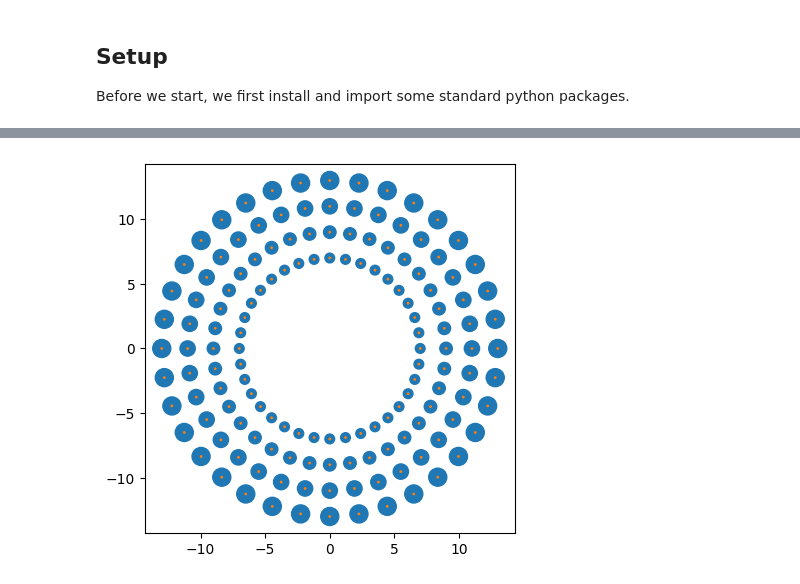
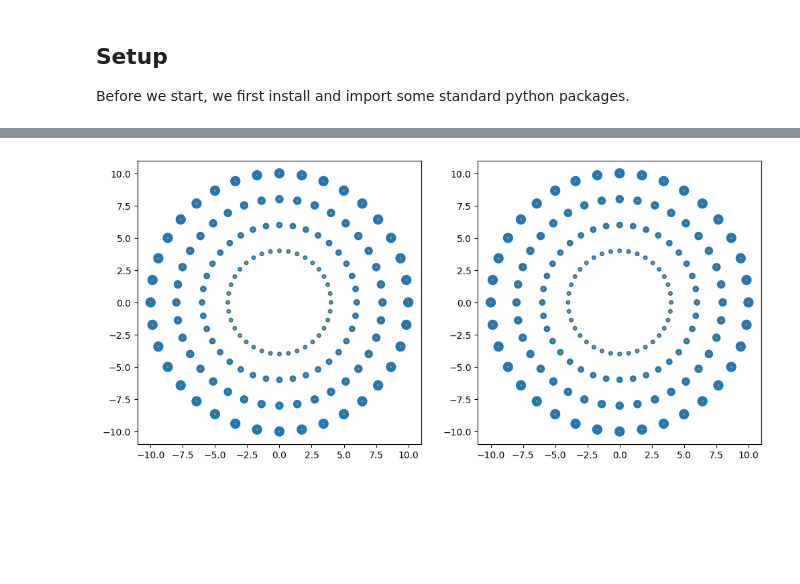
Before and after one commit to rndsrc/dg, a Jupyter notebook: vis.ipynb, the cells around one changed output, grey strips where cells are left out. Drawn from its saved outputs; the diff is of its cells as text; code cells hidden in the pictures; blank space fills up the shorter version.

```diff
--- a/vis.ipynb
+++ b/vis.ipynb
@@ -56,19 +64,6 @@ from matplotlib import pyplot as plt
 # %%
-def g_car(xy):
-    x, y = xy
-    return np.array([
-        [1, 0],
-        [0, 1],
-    ])
-
-def g_pol(rphi):
-    r, phi = rphi
-    return np.array([
-        [1, 0],
-        [0, r*r],
-    ])
-
 def car2pol(xy):
+    """Coordinate map $\phi$"""
     x, y = xy
     return np.array([
         np.sqrt(x*x + y*y),
@@ -76,6 +71,7 @@ def car2pol(xy):
     ])
 
 def pol2car(rphi):
+    """Inverse map $\phi^{-1}$"""
     r, phi = rphi
     return np.array([
         r * np.cos(phi),
@@ -92,7 +110,7 @@ def mgrid(I, J):
 # %%
 def sample_pol(ij):
     i, j = ij
-    dr,   r0   = 2.0, 7.0
+    dr,   r0   = 2.0, 4.0
     dphi, phi0 = 2.0 * np.pi / 36, 0.0
     return np.array([r0 + dr * i , phi0 + dphi * j])
 
@@ -136,12 +187,20 @@ ax.set_aspect('equal')
 # %%
-def area(g):
-    return np.linalg.det(g)
+G_pol = vmap2(g_pol)(R)
+G_car = vmap2(g_car)(X)
 
-G_car = vmap2(g_car)(X)
-G_pol = vmap2(g_pol)(R)
+iJ = vmap2(jacfwd(car2pol))(X)
 
-plt.scatter(X[...,0], X[...,1], s=vmap2(area)(G_pol))
-plt.scatter(X[...,0], X[...,1], s=vmap2(area)(G_car))
-plt.gca().set_aspect('equal')
+G_pol2 = np.einsum('...ai,...bj,...ab->...ij',  J,  J, G_car)
+G_car2 = np.einsum('...ai,...bj,...ab->...ij', iJ, iJ, G_pol)
+
+fig, axes = plt.subplots(1,2, figsize=(12,6))
+
+axes[0].scatter(X[...,0], X[...,1], s=G_pol[...,1,1])
+axes[0].scatter(X[...,0], X[...,1], s=G_car[...,1,1])
+axes[0].set_aspect('equal')
+
+axes[1].scatter(X[...,0], X[...,1], s=G_pol2[...,1,1])
+axes[1].scatter(X[...,0], X[...,1], s=G_car2[...,1,1])
+axes[1].set_aspect('equal')
 # %% [output]
-[figure, old version]
+[figure, new version]
```
Also changed, not shown: parts of 10 cells of this notebook.
